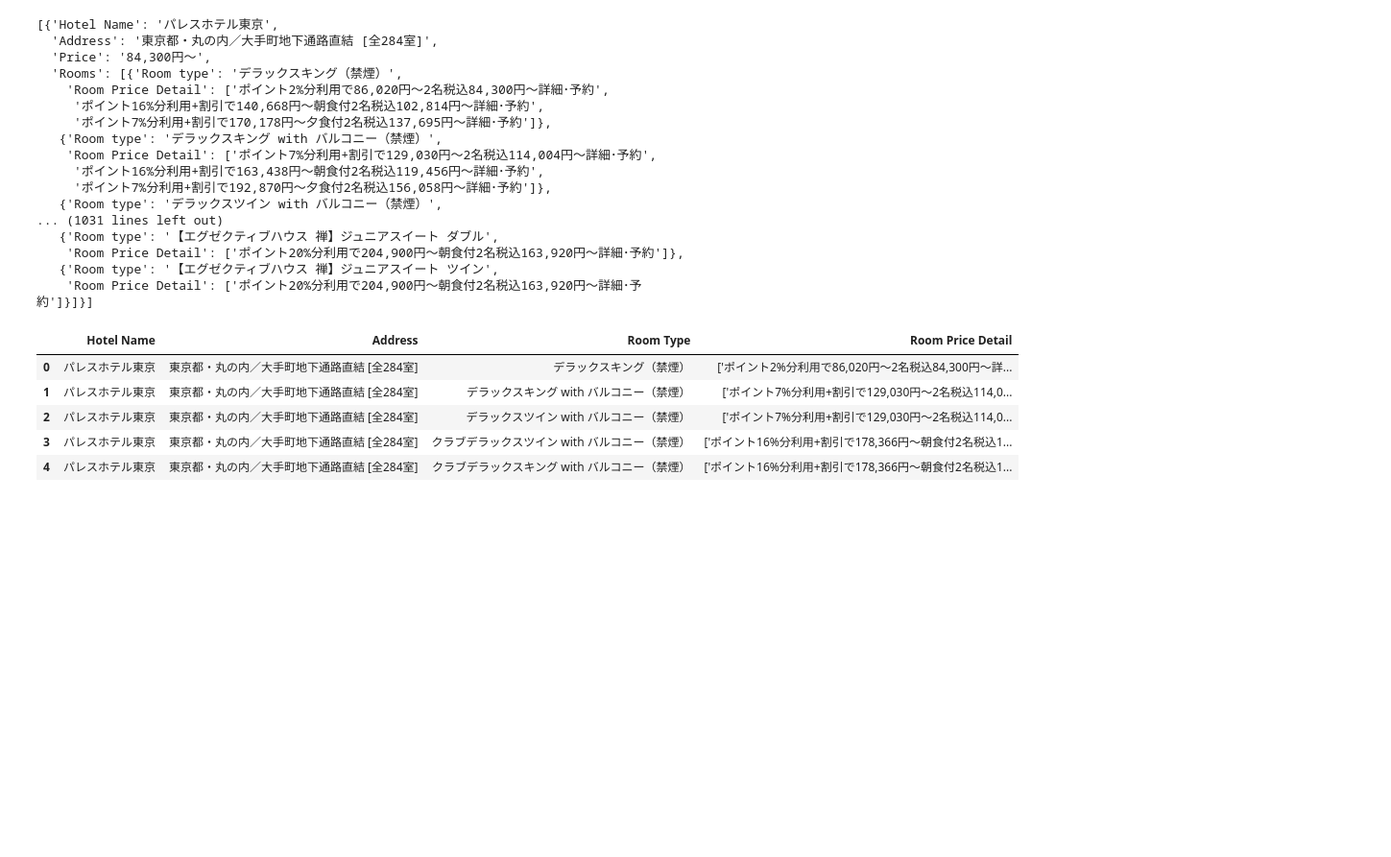
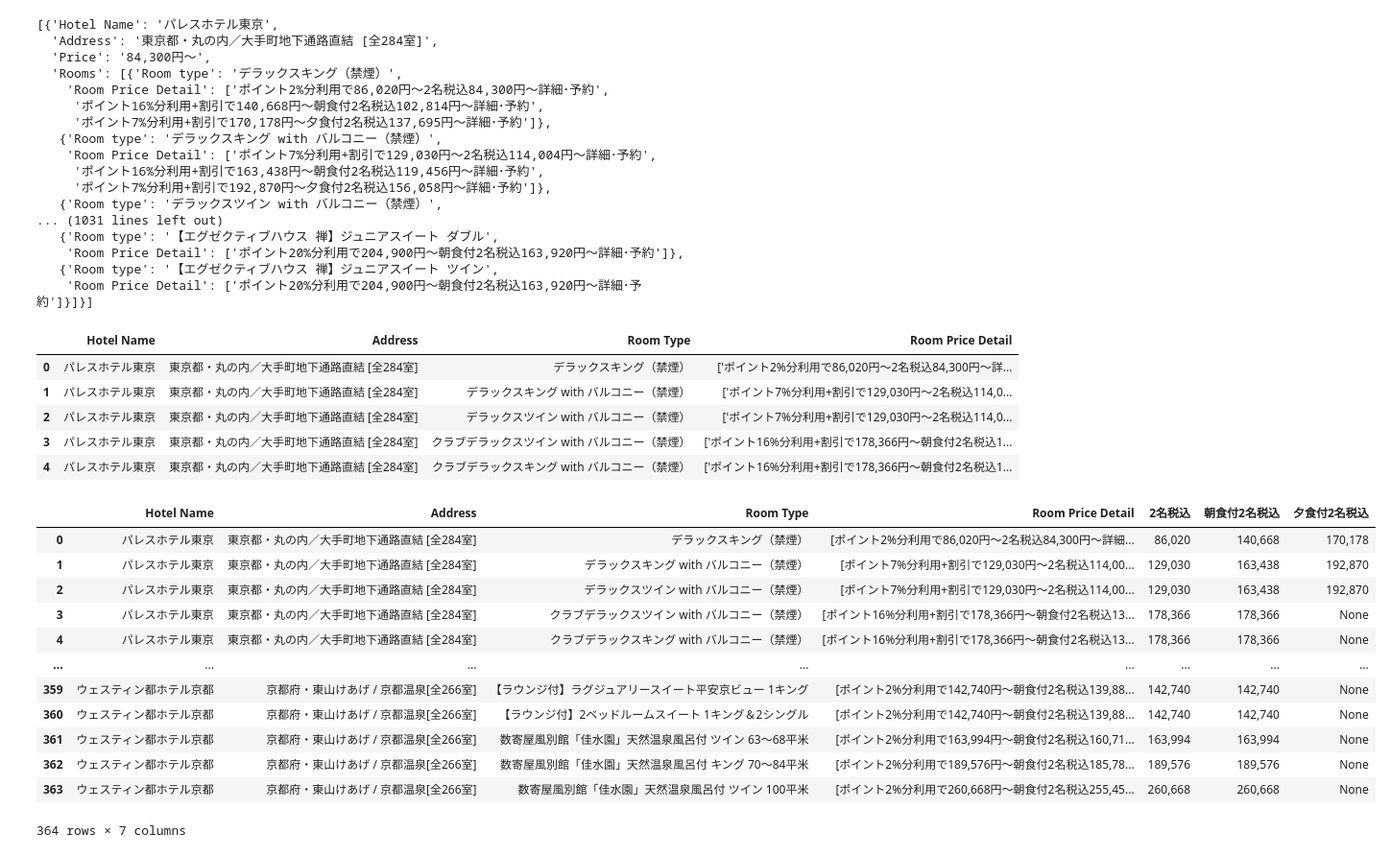
Before and after one commit to Atomic-man007/OTA_Scraper, a Jupyter notebook: kabuk_assesment/ikyu/ikyu.ipynb, the cells around one changed output. Shown at 96% size. Drawn from its saved outputs; the diff is of its cells as text; code cells hidden in the pictures; blank space fills up the shorter version.

```diff
--- a/kabuk_assesment/ikyu/ikyu.ipynb
+++ b/kabuk_assesment/ikyu/ikyu.ipynb
@@ -295,27 +292,39 @@ df['Room Price Detail'] = df['Room Price Detail'].apply(clean_price_detail)
 # %%
 import re
 
 # Extract prices function
 def extract_prices(price_details):
     price_dict = {
         '2名税込': None,
         '朝食付2名税込': None,
         '夕食付2名税込': None
     }
 
     for detail in price_details:
         if '2名税込' in detail and price_dict['2名税込'] is None:
             price_dict['2名税込'] = re.search(r'(\d{1,3}(?:,\d{3})*)円', detail).group(1)
 
         if '朝食付2名税込' in detail and price_dict['朝食付2名税込'] is None:
             price_dict['朝食付2名税込'] = re.search(r'(\d{1,3}(?:,\d{3})*)円', detail).group(1)
 
         if '夕食付2名税込' in detail and price_dict['夕食付2名税込'] is None:
             price_dict['夕食付2名税込'] = re.search(r'(\d{1,3}(?:,\d{3})*)円', detail).group(1)
 
     return price_dict['2名税込'], price_dict['朝食付2名税込'], price_dict['夕食付2名税込']
 
 # Apply the extraction function and create three separate columns
 df[['2名税込', '朝食付2名税込', '夕食付2名税込']] = df['Room Price Detail'].apply(lambda x: pd.Series(extract_prices(x)))
-
-df
+# %% [output]
+|  | Hotel Name | Address | Room Type | Room Price Detail | 2名税込 | 朝食付2名税込 | 夕食付2名税込 |
+| 0 | パレスホテル東京 | 東京都・丸の内／大手町地下通路直結 [全284室] | デラックスキング（禁煙） | [ポイント2%分利用で86,020円～2名税込84,300円～詳細... | 86,020 | 140,668 | 170,178 |
+| 1 | パレスホテル東京 | 東京都・丸の内／大手町地下通路直結 [全284室] | デラックスキング with バルコニー（禁煙） | [ポイント7%分利用+割引で129,030円～2名税込114,00... | 129,030 | 163,438 | 192,870 |
+| 2 | パレスホテル東京 | 東京都・丸の内／大手町地下通路直結 [全284室] | デラックスツイン with バルコニー（禁煙） | [ポイント7%分利用+割引で129,030円～2名税込114,00... | 129,030 | 163,438 | 192,870 |
+| 3 | パレスホテル東京 | 東京都・丸の内／大手町地下通路直結 [全284室] | クラブデラックスツイン with バルコニー（禁煙） | [ポイント16%分利用+割引で178,366円～朝食付2名税込13... | 178,366 | 178,366 | None |
+| 4 | パレスホテル東京 | 東京都・丸の内／大手町地下通路直結 [全284室] | クラブデラックスキング with バルコニー（禁煙） | [ポイント16%分利用+割引で178,366円～朝食付2名税込13... | 178,366 | 178,366 | None |
+| ... | ... | ... | ... | ... | ... | ... | ... |
+| 359 | ウェスティン都ホテル京都 | 京都府・東山けあげ / 京都温泉[全266室] | 【ラウンジ付】ラグジュアリースイート平安京ビュー 1キング | [ポイント2%分利用で142,740円～朝食付2名税込139,88... | 142,740 | 142,740 | None |
+| 360 | ウェスティン都ホテル京都 | 京都府・東山けあげ / 京都温泉[全266室] | 【ラウンジ付】2ベッドルームスイート 1キング＆2シングル | [ポイント2%分利用で142,740円～朝食付2名税込139,88... | 142,740 | 142,740 | None |
+| 361 | ウェスティン都ホテル京都 | 京都府・東山けあげ / 京都温泉[全266室] | 数寄屋風別館「佳水園」天然温泉風呂付 ツイン 63～68平米 | [ポイント2%分利用で163,994円～朝食付2名税込160,71... | 163,994 | 163,994 | None |
+| 362 | ウェスティン都ホテル京都 | 京都府・東山けあげ / 京都温泉[全266室] | 数寄屋風別館「佳水園」天然温泉風呂付 キング 70～84平米 | [ポイント2%分利用で189,576円～朝食付2名税込185,78... | 189,576 | 189,576 | None |
+| 363 | ウェスティン都ホテル京都 | 京都府・東山けあげ / 京都温泉[全266室] | 数寄屋風別館「佳水園」天然温泉風呂付 ツイン 100平米 | [ポイント2%分利用で260,668円～朝食付2名税込255,45... | 260,668 | 260,668 | None |
+364 rows × 7 columns
```
Also changed, not shown: parts of 2 cells of this notebook, 4 other files.
